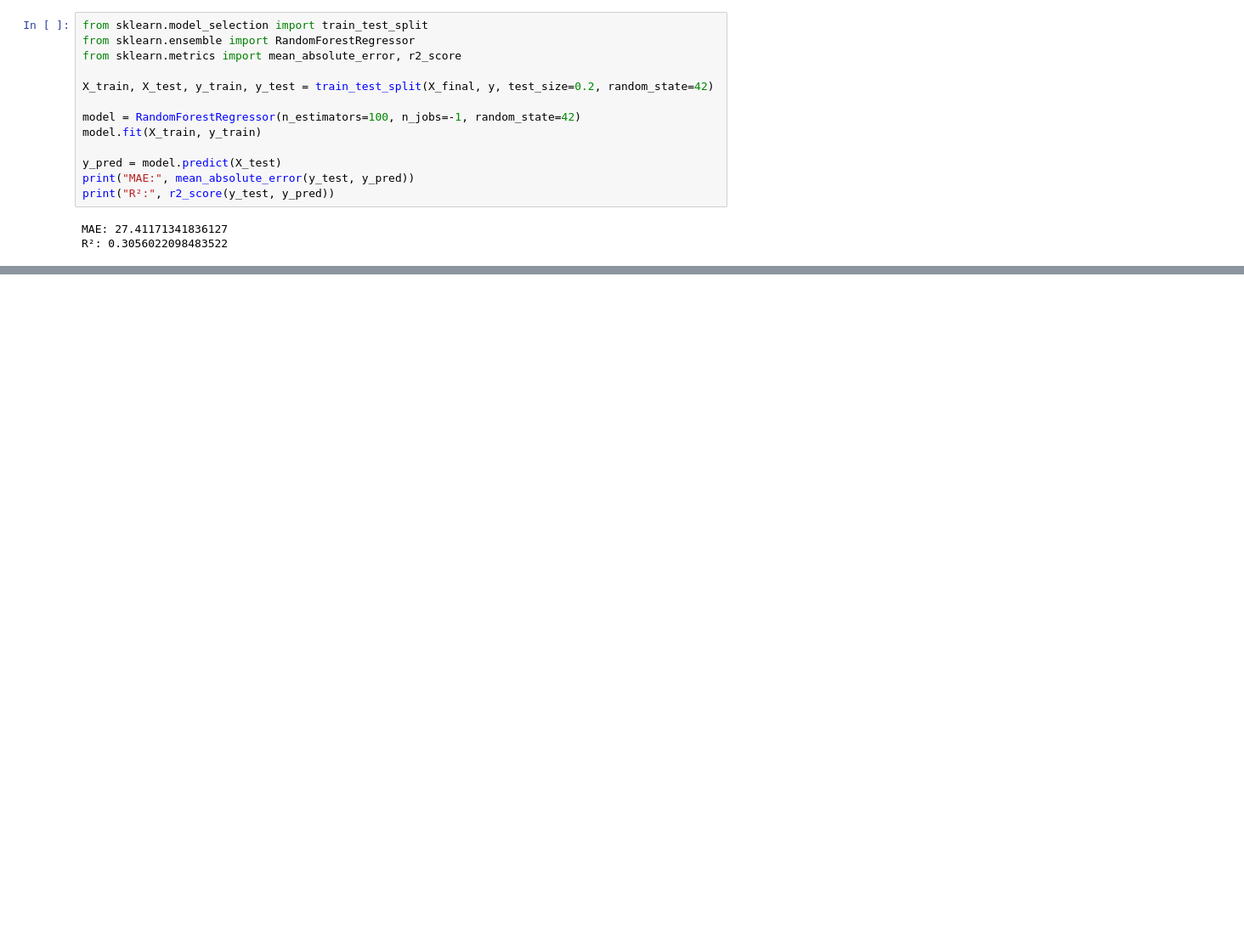
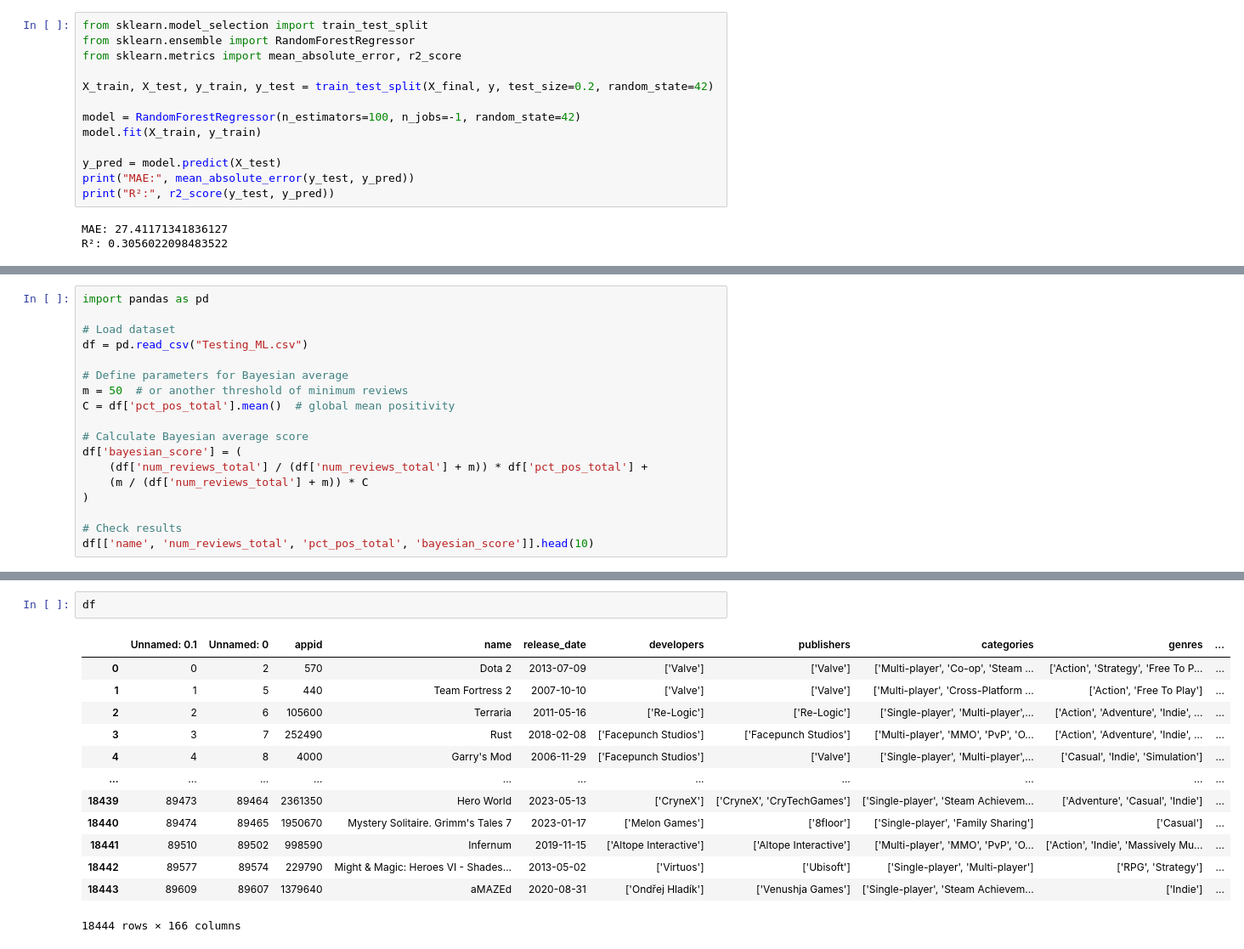
Before and after one commit to GringoLingoDingo/GHUNTER_FORECASTING, a Jupyter notebook: DataBase.ipynb, the cells around one changed output, grey strips where cells are left out. Shown: that part at 85% size. Saved outputs shown, nothing was run; the diff lists cells and outputs as text; blank space fills up the shorter version.

```diff
--- a/DataBase.ipynb
+++ b/DataBase.ipynb
@@ -361,0 +866,18 @@ R²: 0.3056022098483522
+# %%
+import pandas as pd
+
+# Load dataset
+df = pd.read_csv("Testing_ML.csv")
+
+# Define parameters for Bayesian average
+m = 50  # or another threshold of minimum reviews
+C = df['pct_pos_total'].mean()  # global mean positivity
+
+# Calculate Bayesian average score
+df['bayesian_score'] = (
+    (df['num_reviews_total'] / (df['num_reviews_total'] + m)) * df['pct_pos_total'] +
+    (m / (df['num_reviews_total'] + m)) * C
+)
+
+# Check results
+df[['name', 'num_reviews_total', 'pct_pos_total', 'bayesian_score']].head(10)
@@ -361,0 +896,16 @@ R²: 0.3056022098483522
+# %%
+df
+# %% [output]
+|  | Unnamed: 0.1 | Unnamed: 0 | appid | name | release_date | developers | publishers | categories | genres | ... |
+| 0 | 0 | 2 | 570 | Dota 2 | 2013-07-09 | ['Valve'] | ['Valve'] | ['Multi-player', 'Co-op', 'Steam ... | ['Action', 'Strategy', 'Free To P... | ... |
+| 1 | 1 | 5 | 440 | Team Fortress 2 | 2007-10-10 | ['Valve'] | ['Valve'] | ['Multi-player', 'Cross-Platform ... | ['Action', 'Free To Play'] | ... |
+| 2 | 2 | 6 | 105600 | Terraria | 2011-05-16 | ['Re-Logic'] | ['Re-Logic'] | ['Single-player', 'Multi-player',... | ['Action', 'Adventure', 'Indie', ... | ... |
+| 3 | 3 | 7 | 252490 | Rust | 2018-02-08 | ['Facepunch Studios'] | ['Facepunch Studios'] | ['Multi-player', 'MMO', 'PvP', 'O... | ['Action', 'Adventure', 'Indie', ... | ... |
+| 4 | 4 | 8 | 4000 | Garry's Mod | 2006-11-29 | ['Facepunch Studios'] | ['Valve'] | ['Single-player', 'Multi-player',... | ['Casual', 'Indie', 'Simulation'] | ... |
+| ... | ... | ... | ... | ... | ... | ... | ... | ... | ... | ... |
+| 18439 | 89473 | 89464 | 2361350 | Hero World | 2023-05-13 | ['CryneX'] | ['CryneX', 'CryTechGames'] | ['Single-player', 'Steam Achievem... | ['Adventure', 'Casual', 'Indie'] | ... |
+| 18440 | 89474 | 89465 | 1950670 | Mystery Solitaire. Grimm's Tales 7 | 2023-01-17 | ['Melon Games'] | ['8floor'] | ['Single-player', 'Family Sharing'] | ['Casual'] | ... |
+| 18441 | 89510 | 89502 | 998590 | Infernum | 2019-11-15 | ['Altope Interactive'] | ['Altope Interactive'] | ['Multi-player', 'MMO', 'PvP', 'O... | ['Action', 'Indie', 'Massively Mu... | ... |
+| 18442 | 89577 | 89574 | 229790 | Might & Magic: Heroes VI - Shades... | 2013-05-02 | ['Virtuos'] | ['Ubisoft'] | ['Single-player', 'Multi-player'] | ['RPG', 'Strategy'] | ... |
+| 18443 | 89609 | 89607 | 1379640 | aMAZEd | 2020-08-31 | ['Ondřej Hladík'] | ['Venushja Games'] | ['Single-player', 'Steam Achievem... | ['Indie'] | ... |
+18444 rows × 166 columns
```
Also changed, not shown: parts of 72 cells of this notebook, 19 other files.
